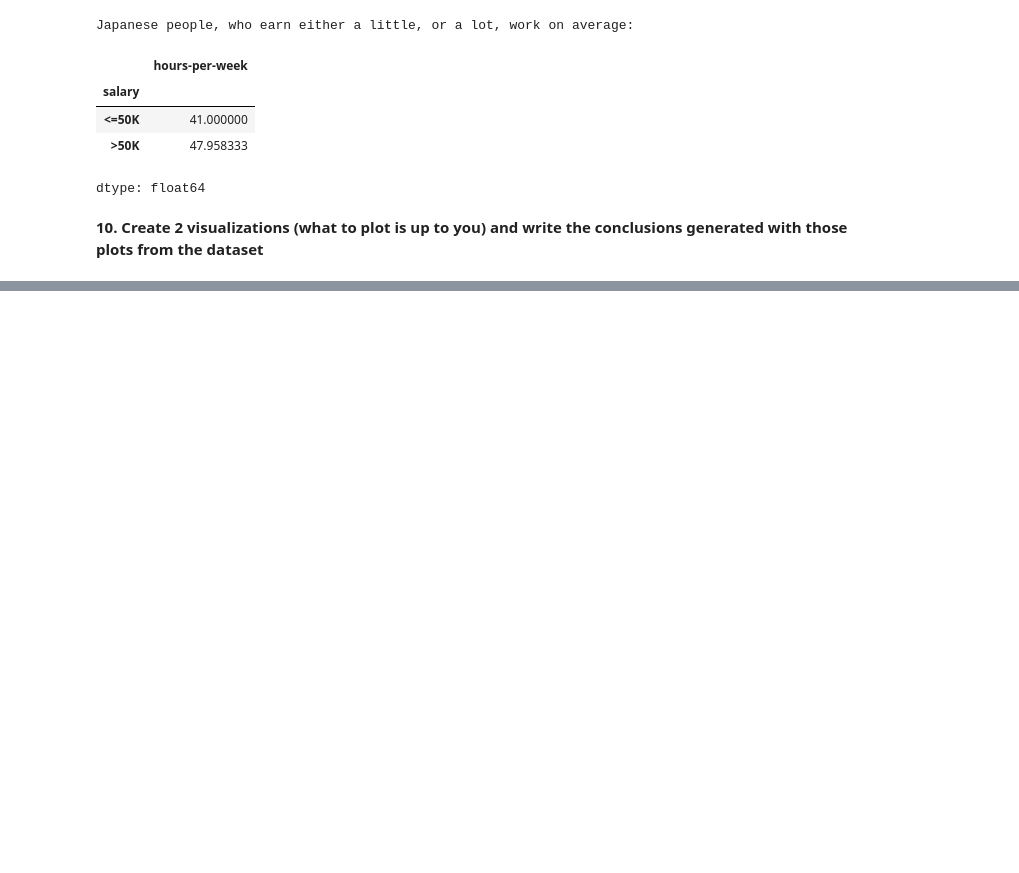
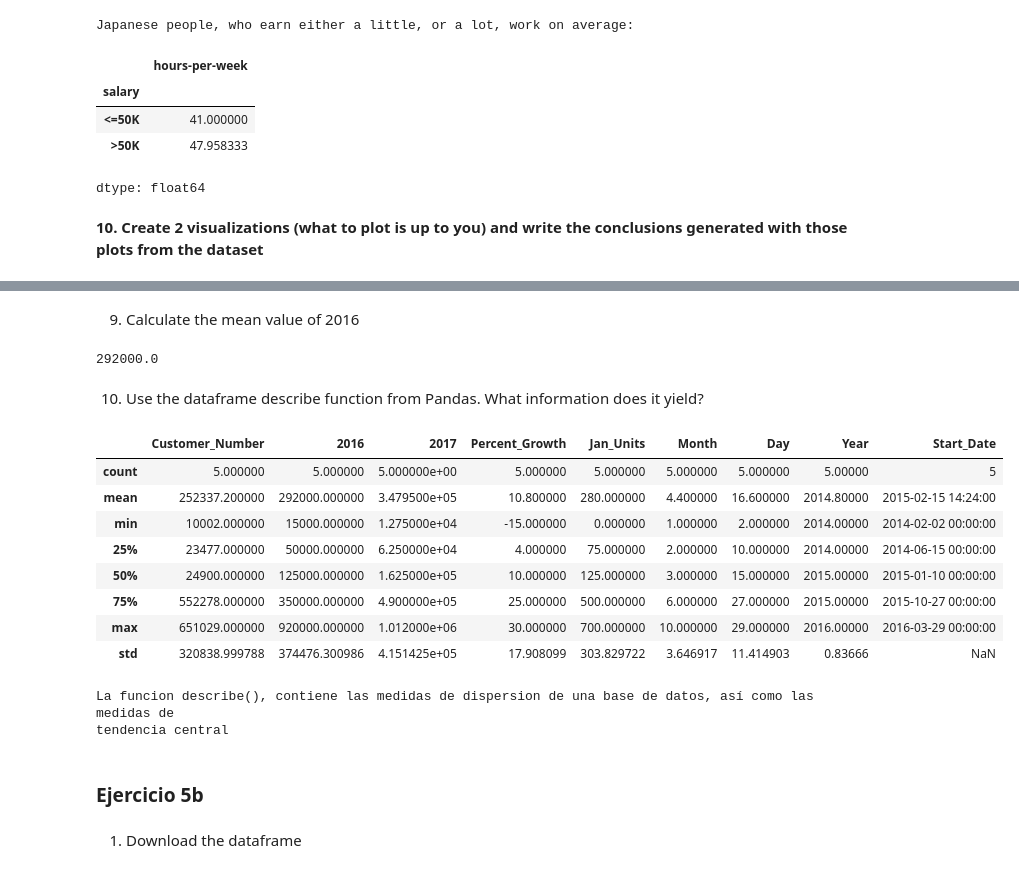
Before and after one commit to A01286211/M1-Act5-SZD, a Jupyter notebook: M1_Actividad_5_Programación_en_Python_Librerías_Numpy_Matplotlib_Pandas.ipynb, the cells around one changed output, grey strips where cells are left out. Saved outputs shown, nothing was run; the diff lists cells and outputs as text; code cells hidden in the pictures; blank space fills up the shorter version.

```diff
--- a/M1_Actividad_5_Programación_en_Python_Librerías_Numpy_Matplotlib_Pandas.ipynb
+++ b/M1_Actividad_5_Programación_en_Python_Librerías_Numpy_Matplotlib_Pandas.ipynb
@@ -539,0 +580,3 @@ print(conclusion)
+# %%
+dataC = pd.read_csv('https://raw.githubusercontent.com/chris1610/pbpython/master/data/sales_data_types.csv')
+dataC
@@ -539,0 +592,3 @@ print(conclusion)
+# %%
+dataC.columns = dataC.columns.str.replace(' ', '_')
+dataC
@@ -539,0 +642,12 @@ print(conclusion)
+# %%
+dataC.columns = dataC.columns.str.replace(r'\$', '', regex=True)
+dataC.columns = dataC.columns.str.replace(r'\%', '', regex=True)
+dataC['Customer_Number'] = dataC['Customer_Number'].astype(int)
+dataC['Customer_Name'] = dataC['Customer_Name'].astype(str)
+dataC['2016'] = dataC['2016'].replace({'\$': '', ',': ''}, regex=True).astype(float)
+dataC['2017'] = dataC['2017'].replace({'\$': '', ',': ''}, regex=True).astype(float)
+dataC['Percent_Growth'] = dataC['Percent_Growth'].replace({'\%': '', ',': ''}, regex=True).astype(float)
+dataC['Jan_Units'] = dataC['Jan_Units'].replace({'Closed': '0'}).astype(float)
+dataC['Active'] = dataC['Active'].astype(bool)
+
+dataC.dtypes
@@ -539,0 +669,2 @@ print(conclusion)
+# %%
+dataC['Start_Date'] = pd.to_datetime(dataC[['Year', 'Month', 'Day']])
@@ -539,0 +704,29 @@ print(conclusion)
+# %% [markdown]
+9. Calculate the mean value of 2016
+# %%
+dataC['2016'].mean()
+# %% [output]
+292000.0
+# %% [markdown]
+10. Use the dataframe describe function from Pandas. What information does it yield?
+# %%
+dataC.describe()
+# %% [output]
+|  | Customer_Number | 2016 | 2017 | Percent_Growth | Jan_Units | Month | Day | Year | Start_Date |
+| count | 5.000000 | 5.000000 | 5.000000e+00 | 5.000000 | 5.000000 | 5.000000 | 5.000000 | 5.00000 | 5 |
+| mean | 252337.200000 | 292000.000000 | 3.479500e+05 | 10.800000 | 280.000000 | 4.400000 | 16.600000 | 2014.80000 | 2015-02-15 14:24:00 |
+| min | 10002.000000 | 15000.000000 | 1.275000e+04 | -15.000000 | 0.000000 | 1.000000 | 2.000000 | 2014.00000 | 2014-02-02 00:00:00 |
+| 25% | 23477.000000 | 50000.000000 | 6.250000e+04 | 4.000000 | 75.000000 | 2.000000 | 10.000000 | 2014.00000 | 2014-06-15 00:00:00 |
+| 50% | 24900.000000 | 125000.000000 | 1.625000e+05 | 10.000000 | 125.000000 | 3.000000 | 15.000000 | 2015.00000 | 2015-01-10 00:00:00 |
+| 75% | 552278.000000 | 350000.000000 | 4.900000e+05 | 25.000000 | 500.000000 | 6.000000 | 27.000000 | 2015.00000 | 2015-10-27 00:00:00 |
+| max | 651029.000000 | 920000.000000 | 1.012000e+06 | 30.000000 | 700.000000 | 10.000000 | 29.000000 | 2016.00000 | 2016-03-29 00:00:00 |
+| std | 320838.999788 | 374476.300986 | 4.151425e+05 | 17.908099 | 303.829722 | 3.646917 | 11.414903 | 0.83666 | NaN |
+# %%
+print('La funcion describe(), contiene las medidas de dispersion de una base de datos, así como las medidas de \ntendencia central')
+# %% [output]
+La funcion describe(), contiene las medidas de dispersion de una base de datos, así como las medidas de
+tendencia central
+# %% [markdown]
+### Ejercicio 5b
+# %% [markdown]
+1. Download the dataframe
```
Also changed, not shown: parts of 27 cells of this notebook.
